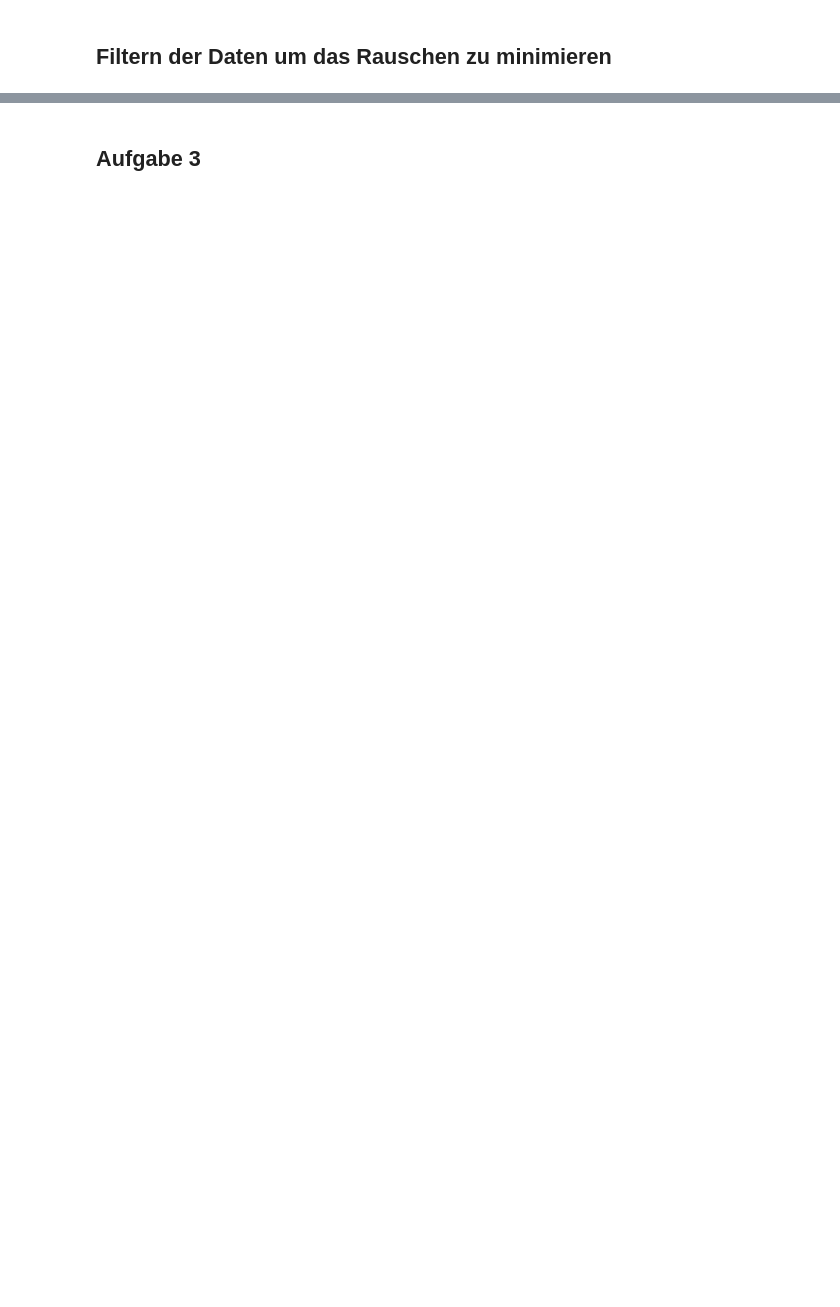
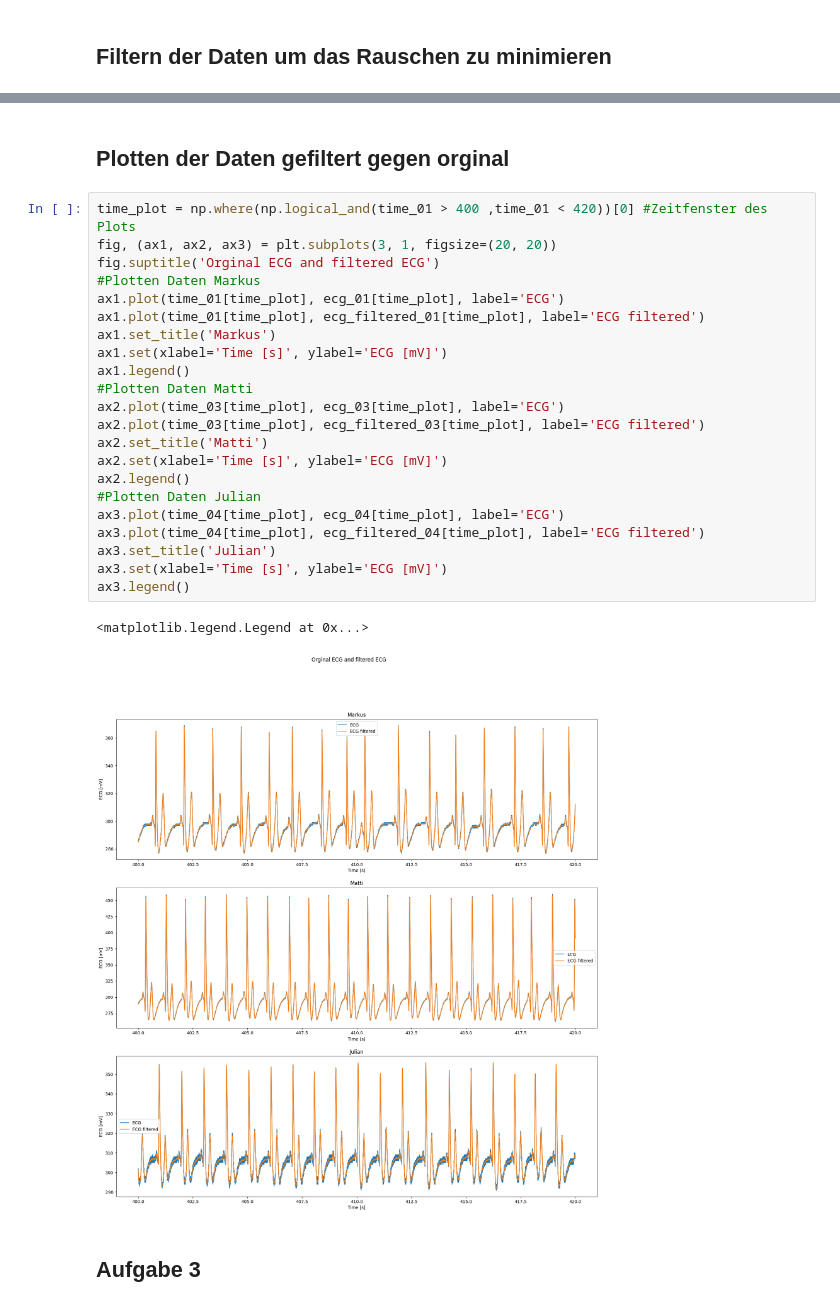
Before and after one commit to jannis-chr/Biosignal_2, a Jupyter notebook: Praktikum_2.ipynb, the cells around one changed output, grey strips where cells are left out. Cells and saved outputs as stored; diff of their text form; blank space fills up the shorter version.

```diff
--- a/Praktikum_2.ipynb
+++ b/Praktikum_2.ipynb
@@ -52,2 +39,29 @@ ecg_filtered_03 = butter_lowpass_filter(0.16, ecg_03)
+# %% [markdown]
+## Plotten der Daten gefiltert gegen orginal
+# %%
+time_plot = np.where(np.logical_and(time_01 > 400 ,time_01 < 420))[0] #Zeitfenster des Plots
+fig, (ax1, ax2, ax3) = plt.subplots(3, 1, figsize=(20, 20))
+fig.suptitle('Orginal ECG and filtered ECG')
+#Plotten Daten Markus
+ax1.plot(time_01[time_plot], ecg_01[time_plot], label='ECG')
+ax1.plot(time_01[time_plot], ecg_filtered_01[time_plot], label='ECG filtered')
+ax1.set_title('Markus')
+ax1.set(xlabel='Time [s]', ylabel='ECG [mV]')
+ax1.legend()
+#Plotten Daten Matti
+ax2.plot(time_03[time_plot], ecg_03[time_plot], label='ECG')
+ax2.plot(time_03[time_plot], ecg_filtered_03[time_plot], label='ECG filtered')
+ax2.set_title('Matti')
+ax2.set(xlabel='Time [s]', ylabel='ECG [mV]')
+ax2.legend()
+#Plotten Daten Julian
+ax3.plot(time_04[time_plot], ecg_04[time_plot], label='ECG')
+ax3.plot(time_04[time_plot], ecg_filtered_04[time_plot], label='ECG filtered')
+ax3.set_title('Julian')
+ax3.set(xlabel='Time [s]', ylabel='ECG [mV]')
+ax3.legend()
+# %% [output]
+<matplotlib.legend.Legend at 0x...>
+[figure, added]
 # %% [markdown]
 ## Aufgabe 3
```
Also changed, not shown: parts of 6 cells of this notebook.
